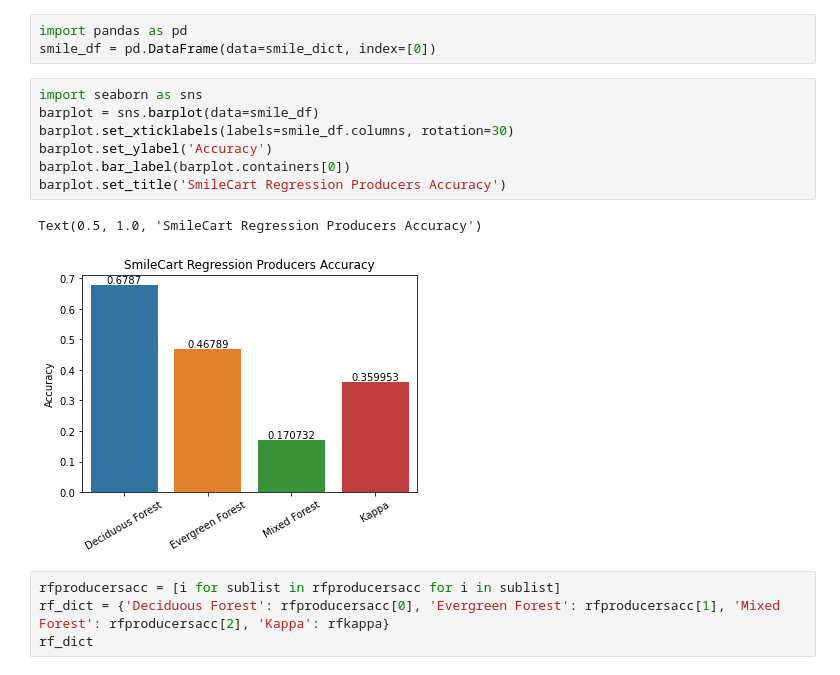
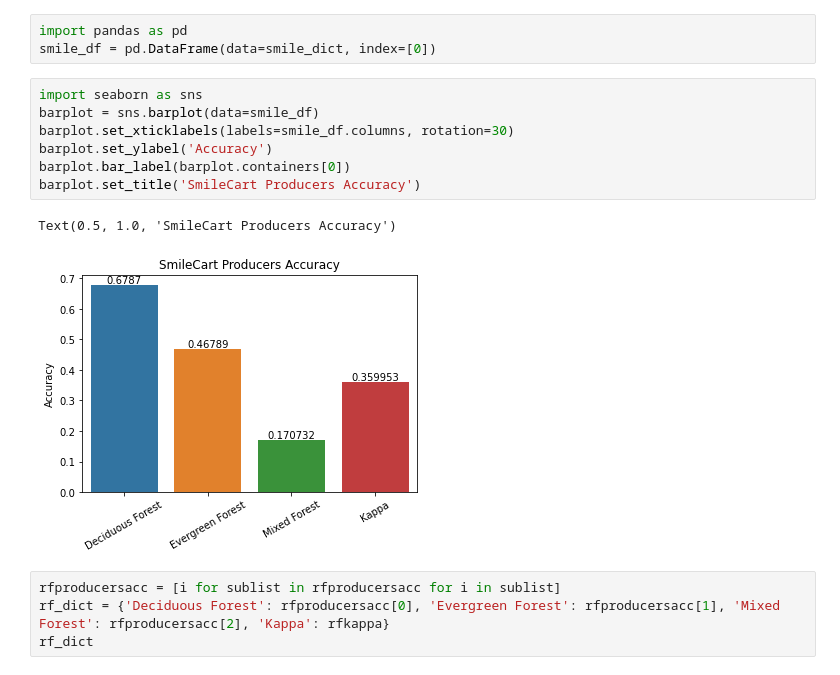
Before and after one commit to Corey4005/SCANAnalysis, a Jupyter notebook: Earth-Engine/Landsat-model-trees.ipynb, the cells around one changed output. Saved outputs shown, nothing was run; the diff lists cells and outputs as text.

```diff
--- a/Earth-Engine/Landsat-model-trees.ipynb
+++ b/Earth-Engine/Landsat-model-trees.ipynb
@@ -303,13 +303,13 @@ smile_df = pd.DataFrame(data=smile_dict, index=[0])
 # %%
 import seaborn as sns
 barplot = sns.barplot(data=smile_df)
 barplot.set_xticklabels(labels=smile_df.columns, rotation=30)
 barplot.set_ylabel('Accuracy')
 barplot.bar_label(barplot.containers[0])
-barplot.set_title('SmileCart Regression Producers Accuracy')
+barplot.set_title('SmileCart Producers Accuracy')
 # %% [output]
-Text(0.5, 1.0, 'SmileCart Regression Producers Accuracy')
+Text(0.5, 1.0, 'SmileCart Producers Accuracy')
-[figure, old version]
+[figure, new version]
 # %%
 rfproducersacc = [i for sublist in rfproducersacc for i in sublist]
 rf_dict = {'Deciduous Forest': rfproducersacc[0], 'Evergreen Forest': rfproducersacc[1], 'Mixed Forest': rfproducersacc[2], 'Kappa': rfkappa}
```
Also changed, not shown: 5 other files.
